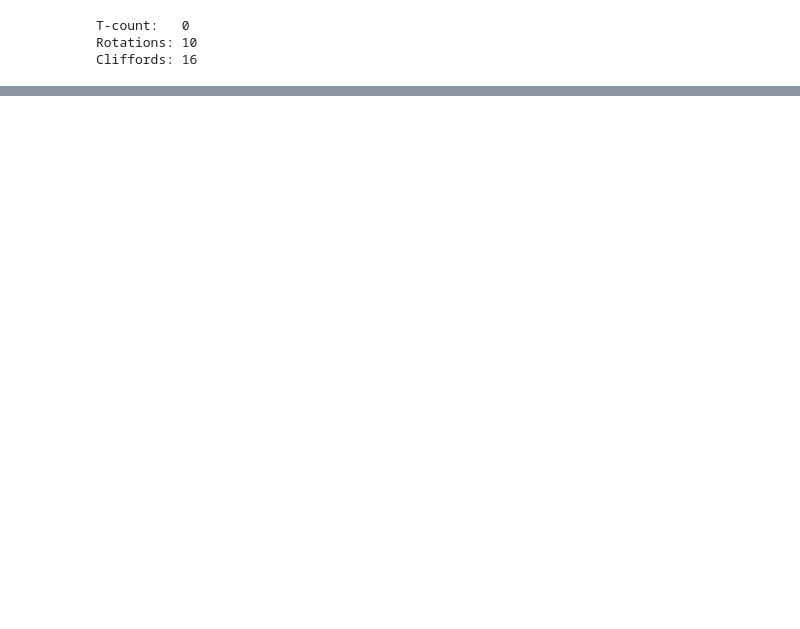
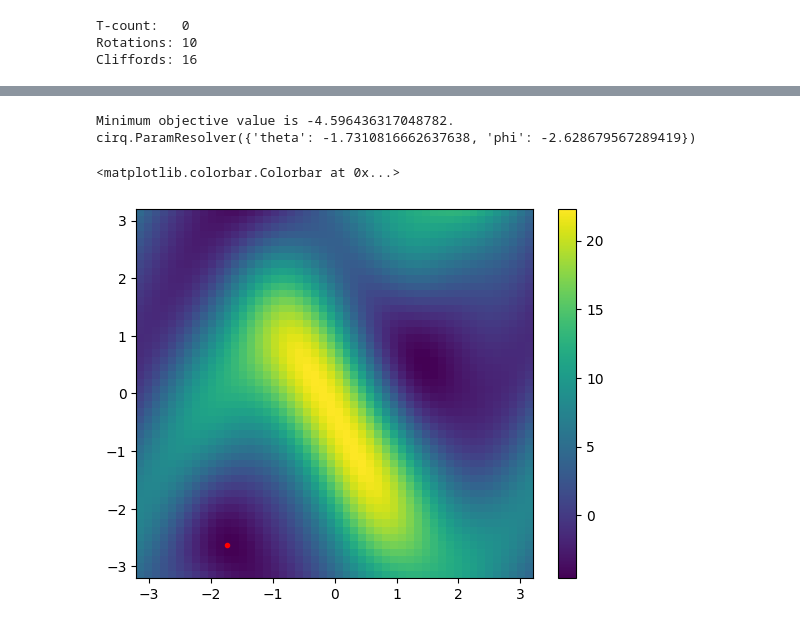
Before and after one commit to mmaneyro/Quantum-Neutrino-Project, a Jupyter notebook: triton_toy_model_.ipynb, the cells around one changed output, grey strips where cells are left out. Drawn from its saved outputs; the diff is of its cells as text; code cells hidden in the pictures; blank space fills up the shorter version.

```diff
--- a/triton_toy_model_.ipynb
+++ b/triton_toy_model_.ipynb
@@ -232,0 +525,4 @@ Cliffords: 16
+# %%
+circuit2 = cirq.Circuit()
+
+circuit2.append(sym_trial_state_circ(theta,phi))
@@ -232,0 +539,40 @@ Cliffords: 16
+# %%
+simulator = cirq.Simulator()
+
+sweep_size = 50
+sweep = (cirq.Linspace(key='theta', start=-np.pi, stop=np.pi, length=sweep_size)
+         * cirq.Linspace(key='phi', start=-np.pi, stop=np.pi, length=sweep_size))
+results = simulator.simulate_sweep(circuit2, params=sweep, initial_state=None)
+
+min = None
+min_params = None
+theta_vec2 = np.array([])
+phi_vec2 = np.array([])
+exp_val_vec2 = np.array([])
+for result in results:
+    wf = result.final_state_vector
+    value = energy_from_wavefunction(wf)
+    theta_vec2= np.append(theta_vec2,result.params['theta'])
+    phi_vec2= np.append(phi_vec2,result.params['phi'])
+    exp_val_vec2 =np.append(exp_val_vec2,value)
+    if min is None or value < min:
+        min = value
+        min_params2 = result.params
+print(f'Minimum objective value is {min}.')
+print(min_params2)
+# %% [output]
+Minimum objective value is -4.596436317048782.
+cirq.ParamResolver({'theta': -1.7310816662637638, 'phi': -2.628679567289419})
+# %%
+# plt.hist2d(theta_vec2,phi_vec2,weights=exp_val_vec2)
+N = int(np.sqrt(len(theta_vec2)))
+x_sym = theta_vec2.reshape((N, N))
+y_sym = phi_vec2.reshape((N, N))
+z_sym = exp_val_vec2.reshape((N, N))
+
+plt.pcolormesh(x_sym,y_sym,z_sym)
+plt.plot(min_params2['theta'],min_params2['phi'],'.r')
+plt.colorbar()
+# %% [output]
+<matplotlib.colorbar.Colorbar at 0x...>
+[figure, added]
```
Also changed, not shown: parts of 19 cells of this notebook.
